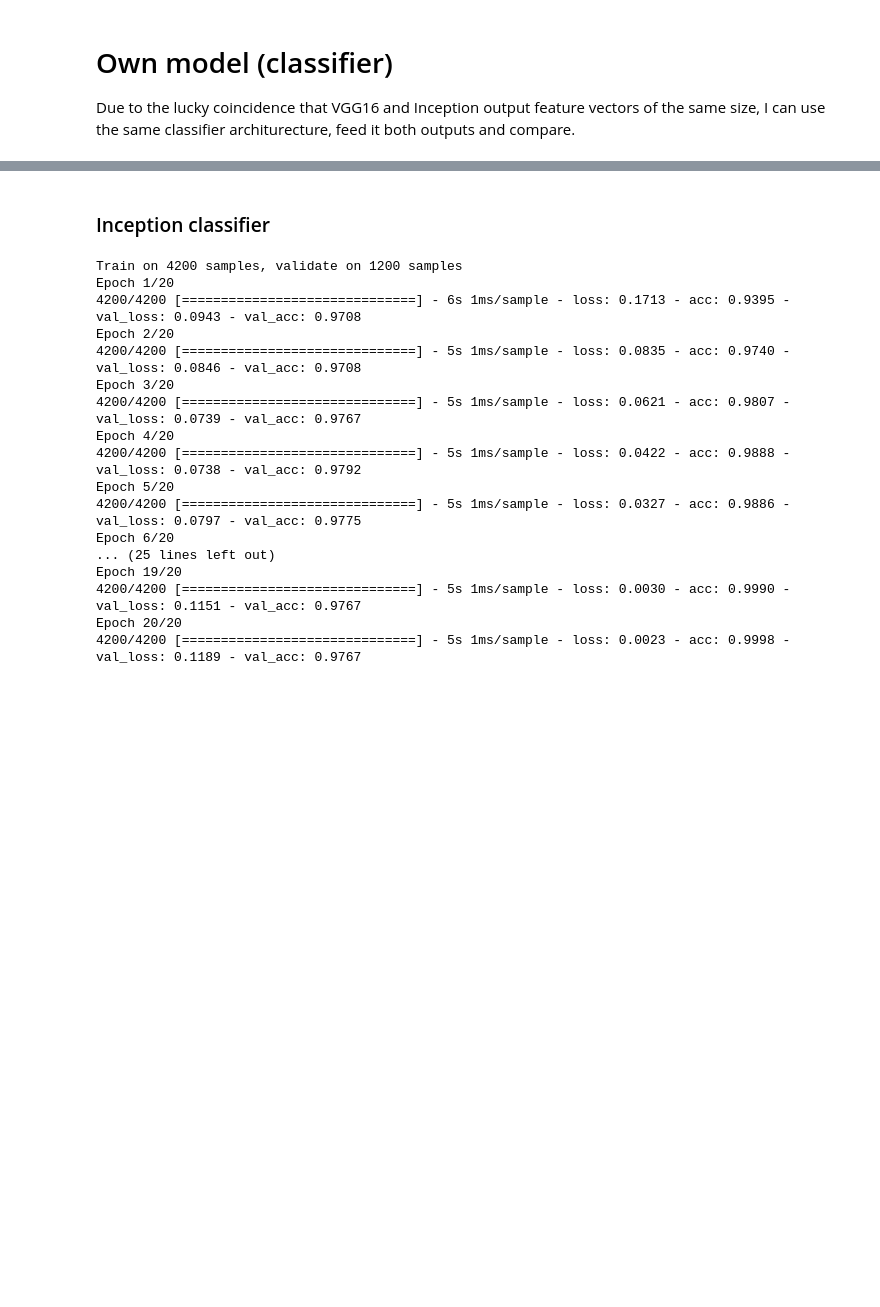
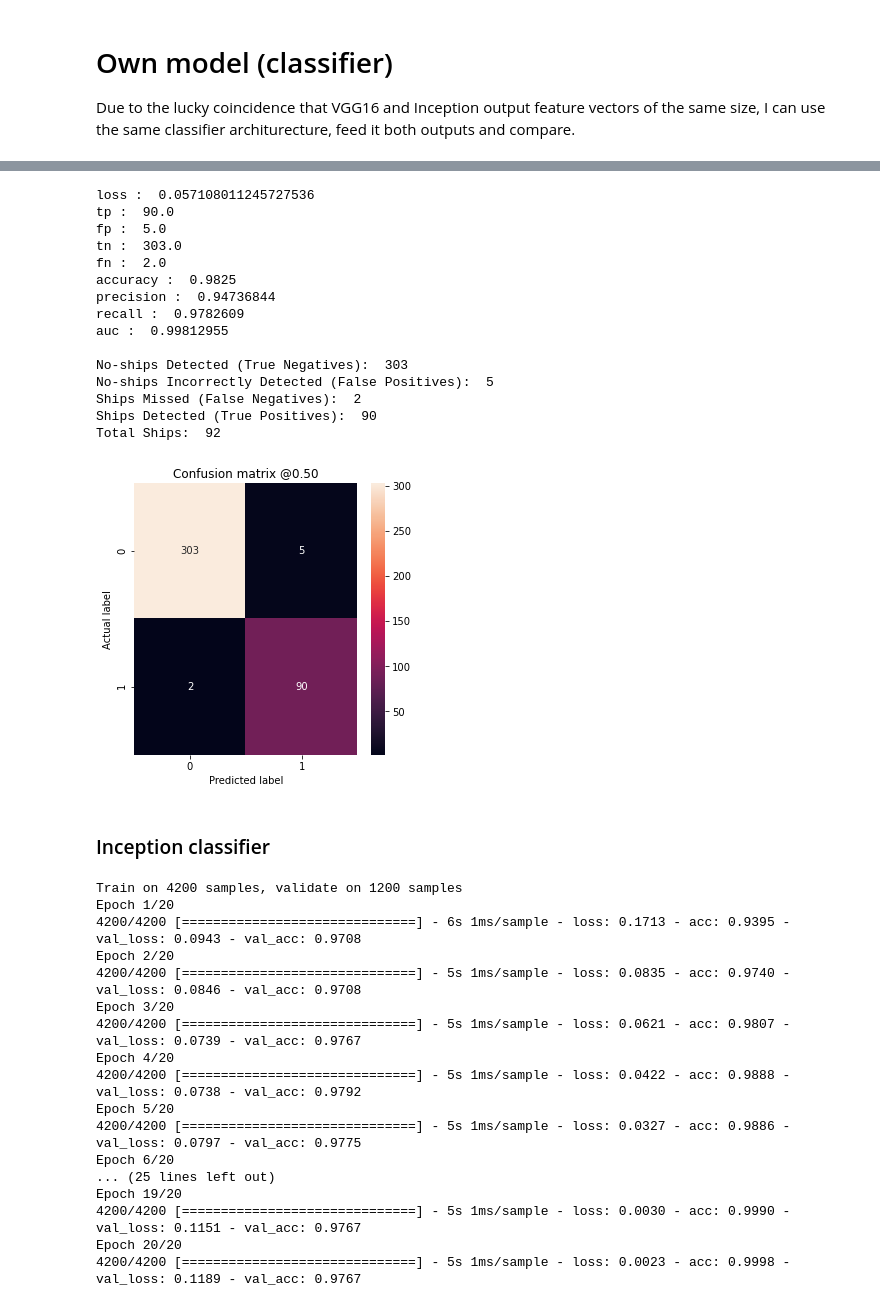
Before and after one commit to dmitrytoda/ships, a Jupyter notebook: ships.ipynb, the cells around one changed output, grey strips where cells are left out. Saved outputs shown, nothing was run; the diff lists cells and outputs as text; code cells hidden in the pictures; blank space fills up the shorter version.

```diff
--- a/ships.ipynb
+++ b/ships.ipynb
@@ -385,3 +491,45 @@ Epoch 20/20
+# %%
+vgg_train_predictions_baseline = model.predict(vgg_train, batch_size=BATCH_SIZE)
+vgg_test_predictions_baseline = model.predict(vgg_test, batch_size=BATCH_SIZE)
+# %%
+def plot_cm(labels, predictions, p=0.5):
+  cm = confusion_matrix(labels, predictions > p)
+  plt.figure(figsize=(5,5))
+  sns.heatmap(cm, annot=True, fmt="d")
+  plt.title('Confusion matrix @{:.2f}'.format(p))
+  plt.ylabel('Actual label')
+  plt.xlabel('Predicted label')
+
+  print('No-ships Detected (True Negatives): ', cm[0][0])
+  print('No-ships Incorrectly Detected (False Positives): ', cm[0][1])
+  print('Ships Missed (False Negatives): ', cm[1][0])
+  print('Ships Detected (True Positives): ', cm[1][1])
+  print('Total Ships: ', np.sum(cm[1]))
+# %%
+vgg_baseline_results = model.evaluate(vgg_test, labels_test,
+                                  batch_size=BATCH_SIZE, verbose=0)
+for name, value in zip(model.metrics_names, vgg_baseline_results):
+  print(name, ': ', value)
+print()
+
+plot_cm(labels_test, vgg_test_predictions_baseline)
+# %% [output]
+loss :  0.057108011245727536
+tp :  90.0
+fp :  5.0
+tn :  303.0
+fn :  2.0
+accuracy :  0.9825
+precision :  0.94736844
+recall :  0.9782609
+auc :  0.99812955
+
+No-ships Detected (True Negatives):  303
+No-ships Incorrectly Detected (False Positives):  5
+Ships Missed (False Negatives):  2
+Ships Detected (True Positives):  90
+Total Ships:  92
+[figure, added]
 # %% [markdown]
 ### Inception classifier
 # %%
```
Also changed, not shown: parts of 41 cells of this notebook.
